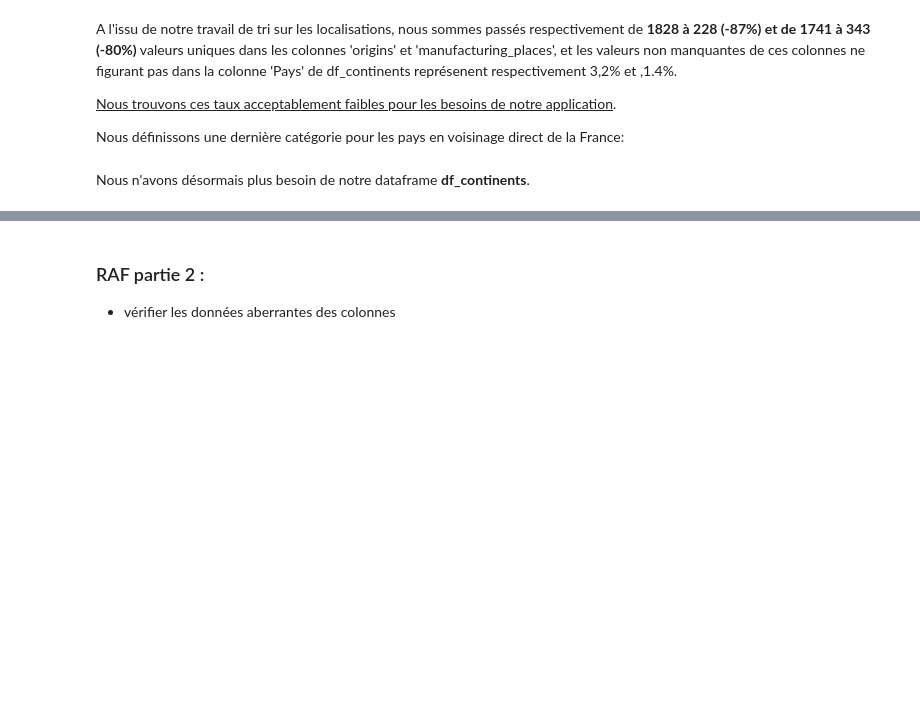
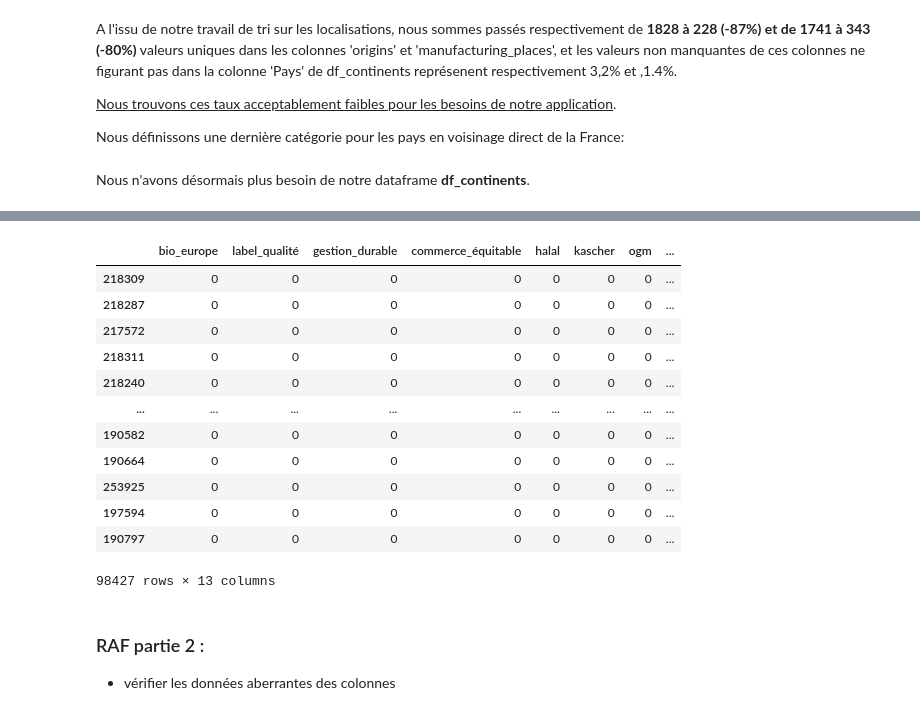
Before and after one commit to jkomb/P2---Application-Sante--Publique, a Jupyter notebook: KOMBEM_Jonathan_1_notebook_nettoyage_082022.ipynb, the cells around one changed output, grey strips where cells are left out. Drawn from its saved outputs; the diff is of its cells as text; code cells hidden in the pictures; blank space fills up the shorter version.

Commit message:
Nettoyage - traitement des labels + corrections mineures

```diff
--- a/KOMBEM_Jonathan_1_notebook_nettoyage_082022.ipynb
+++ b/KOMBEM_Jonathan_1_notebook_nettoyage_082022.ipynb
@@ -1272,0 +1273,2 @@ df_2 = df.copy()
+# %%
+df['labels_fr'] = df['labels_fr'].str.lower()
@@ -1272,0 +1384,16 @@ df_2 = df.copy()
+# %%
+df.loc[:,'bio_europe':'catégories_personnes']
+# %% [output]
+|  | bio_europe | label_qualité | gestion_durable | commerce_équitable | halal | kascher | ogm | ... |
+| 218309 | 0 | 0 | 0 | 0 | 0 | 0 | 0 | ... |
+| 218287 | 0 | 0 | 0 | 0 | 0 | 0 | 0 | ... |
+| 217572 | 0 | 0 | 0 | 0 | 0 | 0 | 0 | ... |
+| 218311 | 0 | 0 | 0 | 0 | 0 | 0 | 0 | ... |
+| 218240 | 0 | 0 | 0 | 0 | 0 | 0 | 0 | ... |
+| ... | ... | ... | ... | ... | ... | ... | ... | ... |
+| 190582 | 0 | 0 | 0 | 0 | 0 | 0 | 0 | ... |
+| 190664 | 0 | 0 | 0 | 0 | 0 | 0 | 0 | ... |
+| 253925 | 0 | 0 | 0 | 0 | 0 | 0 | 0 | ... |
+| 197594 | 0 | 0 | 0 | 0 | 0 | 0 | 0 | ... |
+| 190797 | 0 | 0 | 0 | 0 | 0 | 0 | 0 | ... |
+98427 rows × 13 columns
```
Also changed, not shown: parts of 54 cells of this notebook, 1 other file.
